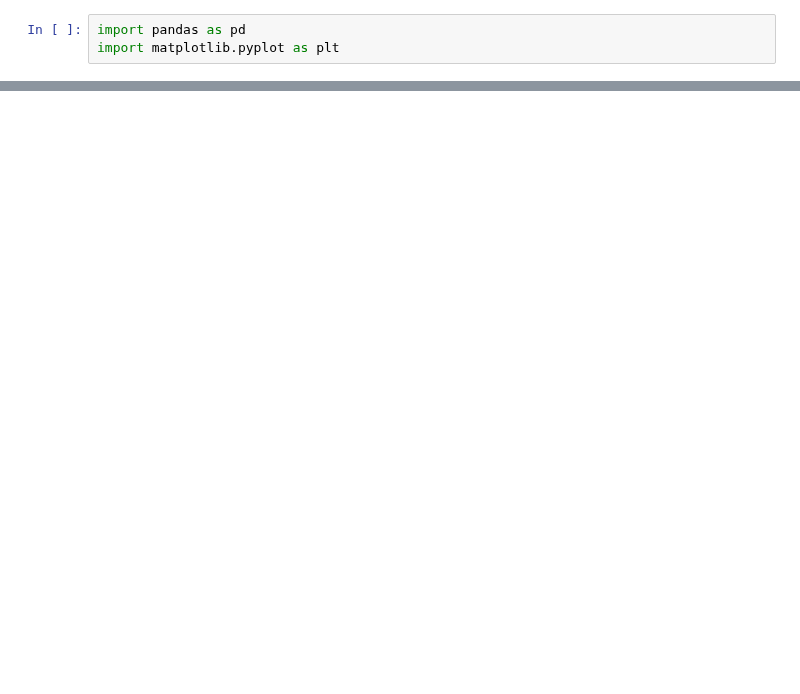
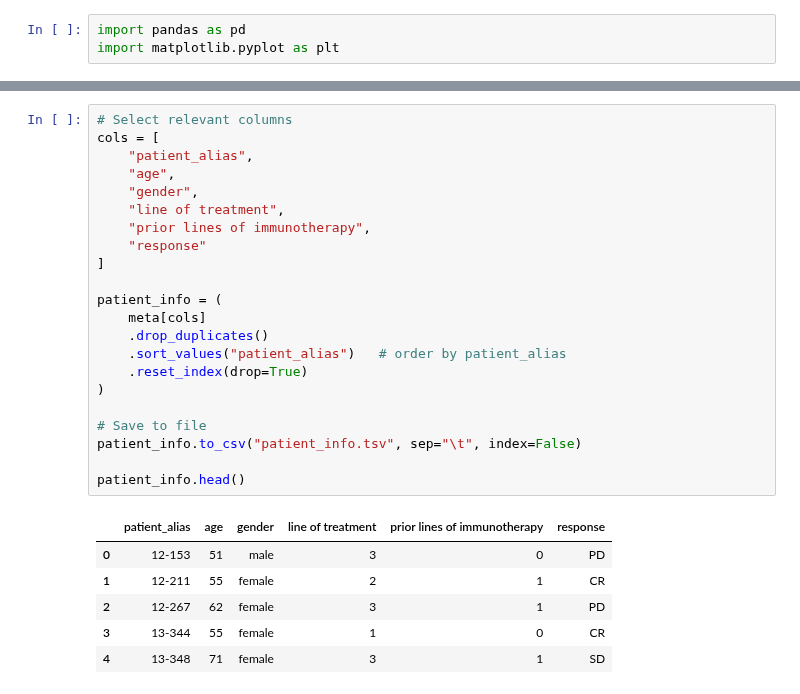
Before and after one commit to Sun-lab/CAT, a Jupyter notebook: Wang_2024/s1_association.ipynb, the cells around one changed output, grey strips where cells are left out. Cells and saved outputs as stored; diff of their text form; blank space fills up the shorter version.

```diff
--- a/Wang_2024/s1_association.ipynb
+++ b/Wang_2024/s1_association.ipynb
@@ -44,0 +60,29 @@ Index(['patient_alias', 'orig.ident', 'nCount_RNA', 'nFeature_RNA',
+# %%
+# Select relevant columns
+cols = [
+    "patient_alias",
+    "age",
+    "gender",
+    "line of treatment",
+    "prior lines of immunotherapy",
+    "response"
+]
+
+patient_info = (
+    meta[cols]
+    .drop_duplicates()
+    .sort_values("patient_alias")   # order by patient_alias
+    .reset_index(drop=True)
+)
+
+# Save to file
+patient_info.to_csv("patient_info.tsv", sep="\t", index=False)
+
+patient_info.head()
+# %% [output]
+|  | patient_alias | age | gender | line of treatment | prior lines of immunotherapy | response |
+| 0 | 12-153 | 51 | male | 3 | 0 | PD |
+| 1 | 12-211 | 55 | female | 2 | 1 | CR |
+| 2 | 12-267 | 62 | female | 3 | 1 | PD |
+| 3 | 13-344 | 55 | female | 1 | 0 | CR |
+| 4 | 13-348 | 71 | female | 3 | 1 | SD |
```
Also changed, not shown: parts of 12 cells of this notebook.
